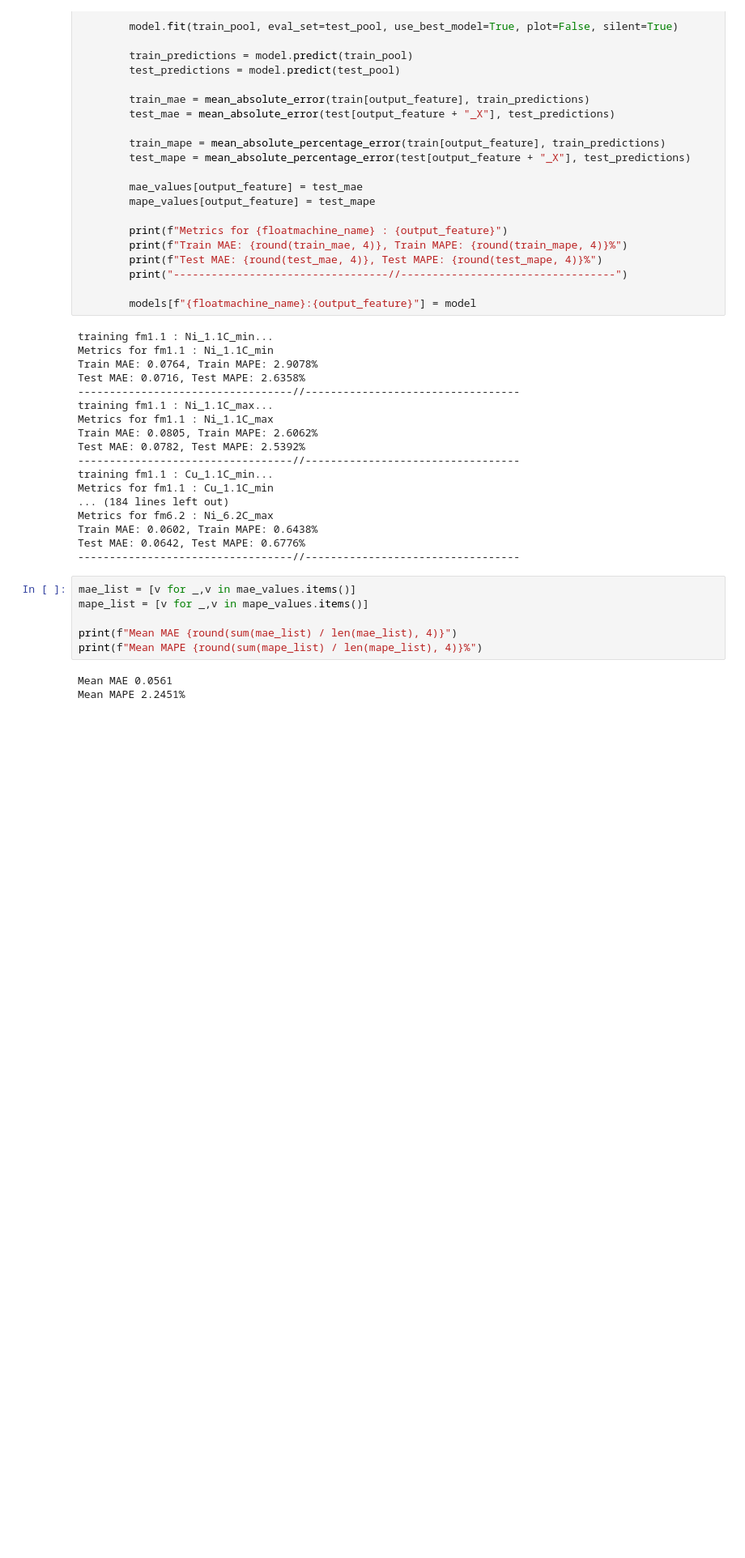
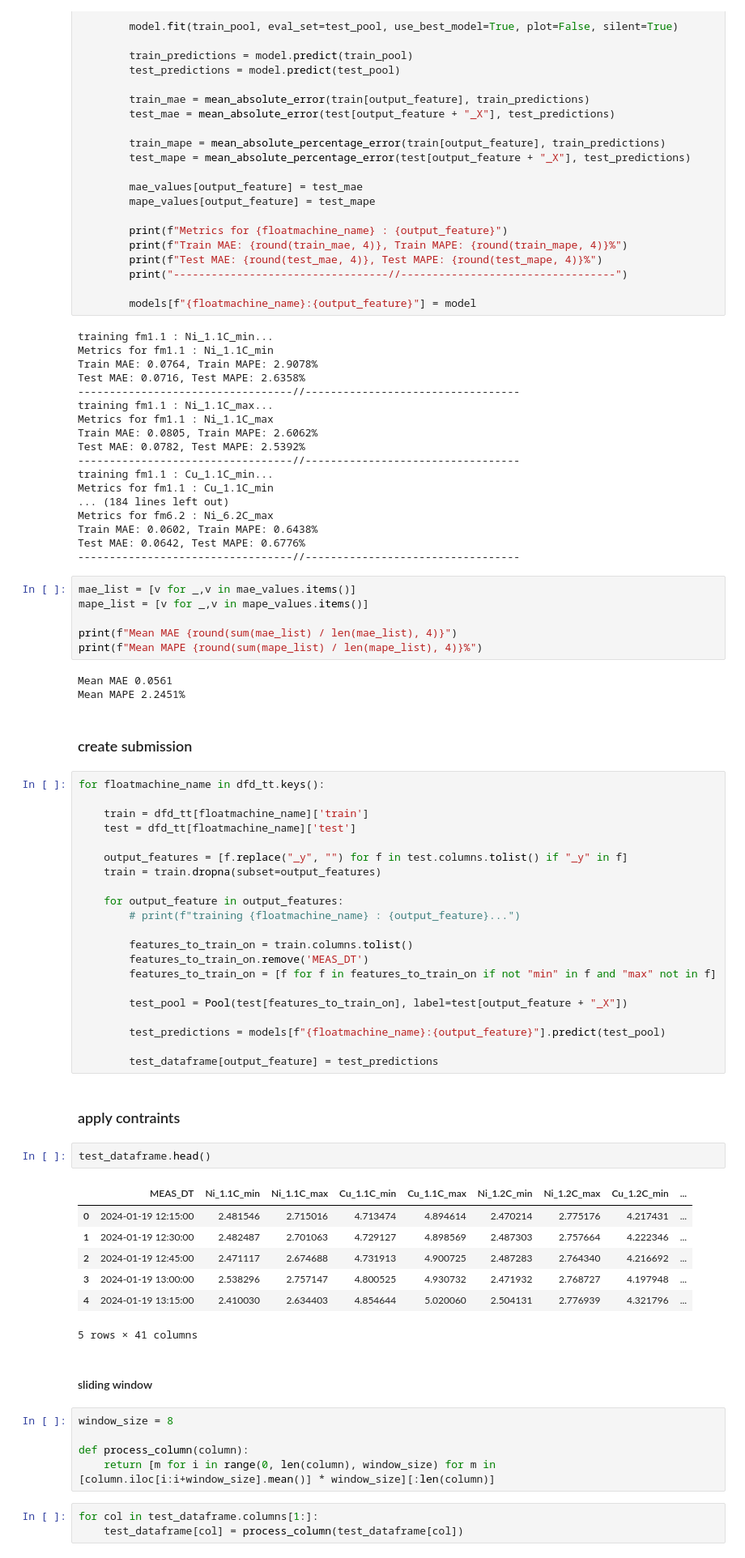
Before and after one commit to fkurushin/Norilskiy-Nickel-Hackathon, a Jupyter notebook: 3.baseline+interactions.ipynb, the cells around one changed output. Shown: that part at 81% size. Saved outputs shown, nothing was run; the diff lists cells and outputs as text; blank space fills up the shorter version.

```diff
--- a/3.baseline+interactions.ipynb
+++ b/3.baseline+interactions.ipynb
@@ -124,3 +124,48 @@ print(f"Mean MAPE {round(sum(mape_list) / len(mape_list), 4)}%")
 # %% [output]
 Mean MAE 0.0561
 Mean MAPE 2.2451%
+# %% [markdown]
+### create submission
+# %%
+for floatmachine_name in dfd_tt.keys():
+
+    train = dfd_tt[floatmachine_name]['train']
+    test = dfd_tt[floatmachine_name]['test']
+
+    output_features = [f.replace("_y", "") for f in test.columns.tolist() if "_y" in f]
+    train = train.dropna(subset=output_features)
+
+    for output_feature in output_features:
+        # print(f"training {floatmachine_name} : {output_feature}...")
+
+        features_to_train_on = train.columns.tolist()
+        features_to_train_on.remove('MEAS_DT')
+        features_to_train_on = [f for f in features_to_train_on if not "min" in f and "max" not in f]
+
+        test_pool = Pool(test[features_to_train_on], label=test[output_feature + "_X"])
+
+        test_predictions = models[f"{floatmachine_name}:{output_feature}"].predict(test_pool)
+
+        test_dataframe[output_feature] = test_predictions
+# %% [markdown]
+### apply contraints
+# %%
+test_dataframe.head()
+# %% [output]
+|  | MEAS_DT | Ni_1.1C_min | Ni_1.1C_max | Cu_1.1C_min | Cu_1.1C_max | Ni_1.2C_min | Ni_1.2C_max | Cu_1.2C_min | ... |
+| 0 | 2024-01-19 12:15:00 | 2.481546 | 2.715016 | 4.713474 | 4.894614 | 2.470214 | 2.775176 | 4.217431 | ... |
+| 1 | 2024-01-19 12:30:00 | 2.482487 | 2.701063 | 4.729127 | 4.898569 | 2.487303 | 2.757664 | 4.222346 | ... |
+| 2 | 2024-01-19 12:45:00 | 2.471117 | 2.674688 | 4.731913 | 4.900725 | 2.487283 | 2.764340 | 4.216692 | ... |
+| 3 | 2024-01-19 13:00:00 | 2.538296 | 2.757147 | 4.800525 | 4.930732 | 2.471932 | 2.768727 | 4.197948 | ... |
+| 4 | 2024-01-19 13:15:00 | 2.410030 | 2.634403 | 4.854644 | 5.020060 | 2.504131 | 2.776939 | 4.321796 | ... |
+5 rows × 41 columns
+# %% [markdown]
+#### sliding window
+# %%
+window_size = 8
+
+def process_column(column):
+    return [m for i in range(0, len(column), window_size) for m in [column.iloc[i:i+window_size].mean()] * window_size][:len(column)]
+# %%
+for col in test_dataframe.columns[1:]:
+    test_dataframe[col] = process_column(test_dataframe[col])
```
Also changed, not shown: parts of 6 cells of this notebook, 2 other files.
